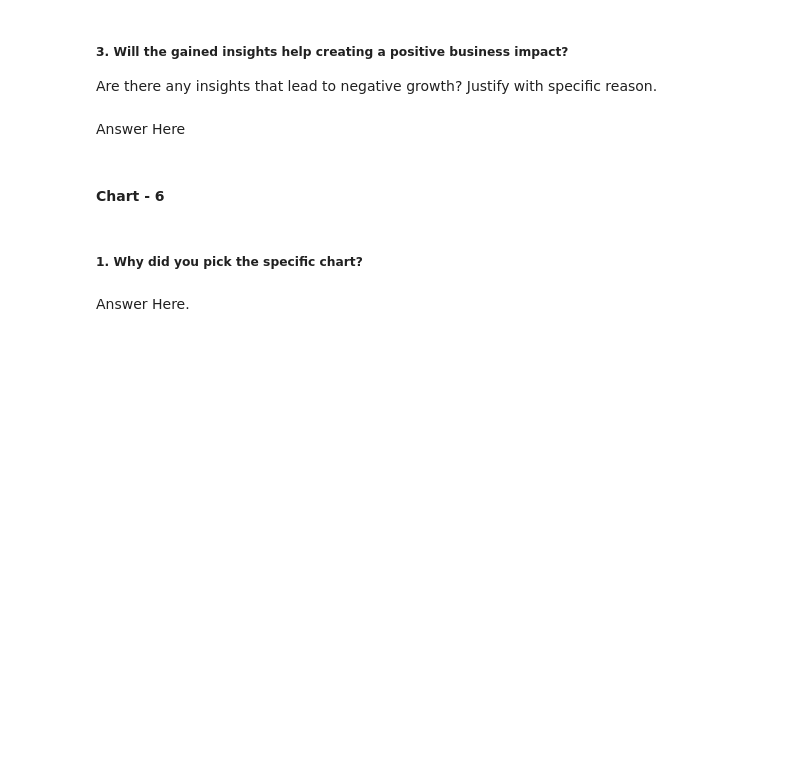
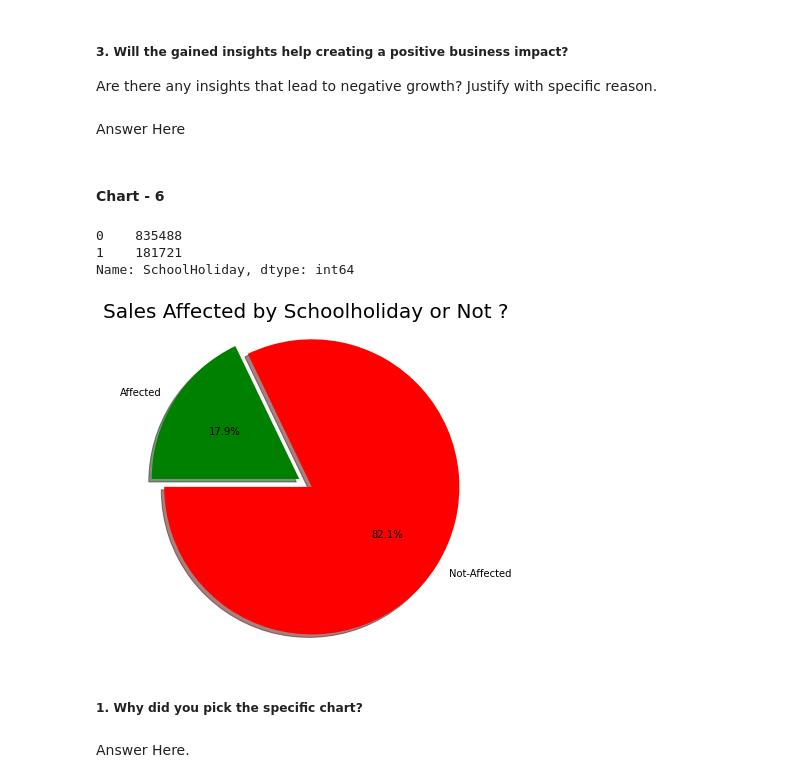
Before and after one commit to Jeetesh-KumarM/CAPSTONE-PROJECT-2-Regression, a Jupyter notebook: Capstone_Project_2_Regression.ipynb, the cells around one changed output. Saved outputs shown, nothing was run; the diff lists cells and outputs as text; code cells hidden in the pictures; blank space fills up the shorter version.

```diff
--- a/Capstone_Project_2_Regression.ipynb
+++ b/Capstone_Project_2_Regression.ipynb
@@ -383,3 +383,6 @@ Promo2SinceWeek              0
 Promo2SinceYear              0
 PromoInterval                0
 dtype: int64
+# %%
+#Merging of rossman stores data and store
+dff = pd.merge(df1, store_df, how='left', on='Store')
@@ -593,3 +570,26 @@ Answer Here
+# %%
+dff.SchoolHoliday.value_counts()
+#As we can see 0 has more counts.So, it'll mean 0 implies school is open and 1 implies school is closed.
+# %% [output]
+0    835488
+1    181721
+Name: SchoolHoliday, dtype: int64
+# %%
+# Chart - 6 visualization code
+labels = 'Not-Affected' , 'Affected'
+sizes = dff.SchoolHoliday.value_counts()
+colors = ['red', 'green']
+explode = (0.1, 0.0)
+plt.pie(sizes, explode=explode, labels=labels, colors=colors,
+        autopct='%1.1f%%', shadow=True, startangle=180)
+plt.axis('equal')
+plt.title("Sales Affected by Schoolholiday or Not ?",fontsize=20)
+plt.plot()
+fig=plt.gcf()
+fig.set_size_inches(6,6)
+plt.show()
+# %% [output]
+[figure, added]
 # %% [markdown]
 ##### 1. Why did you pick the specific chart?
 # %% [markdown]
```
Also changed, not shown: parts of 31 cells of this notebook.
